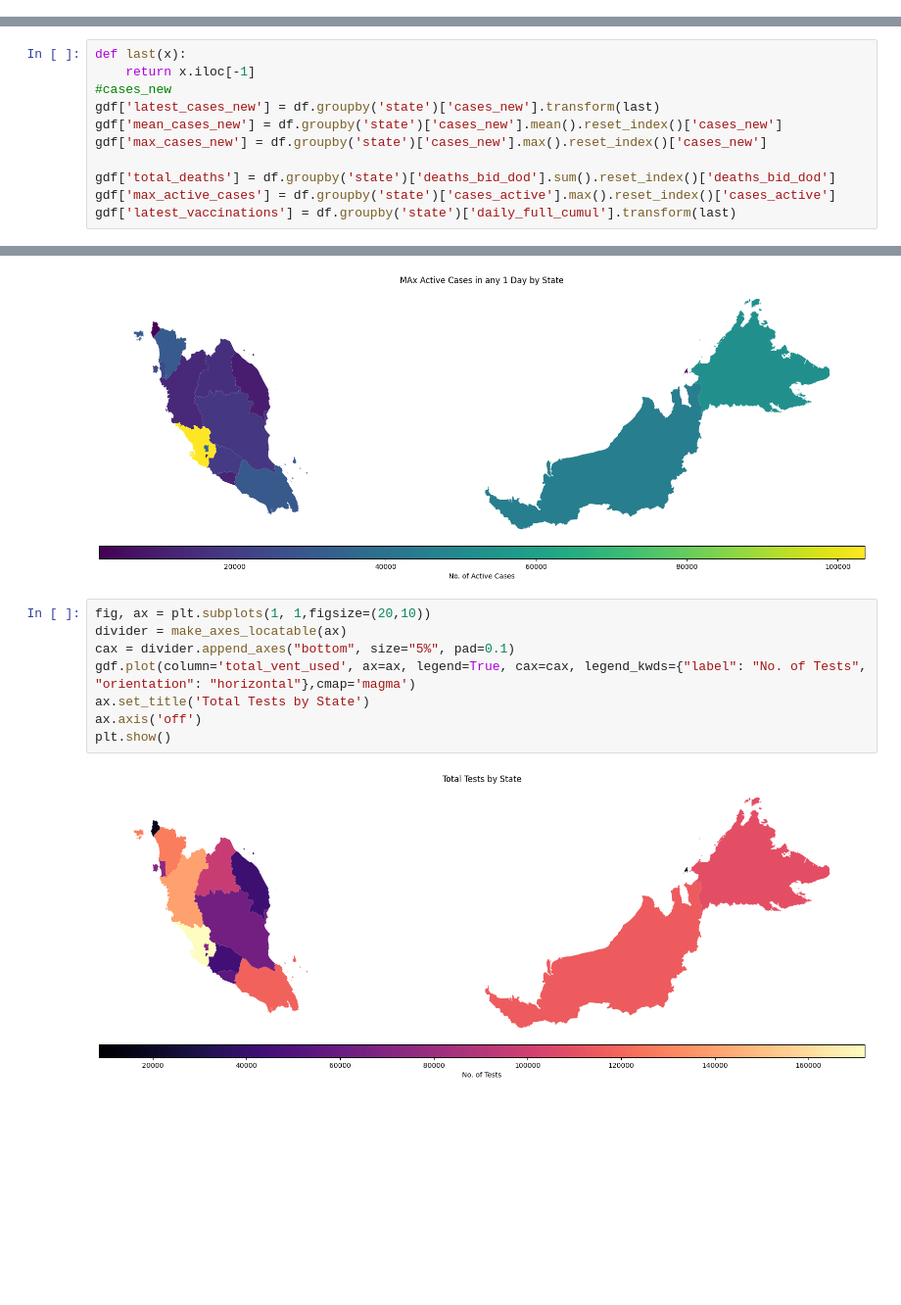
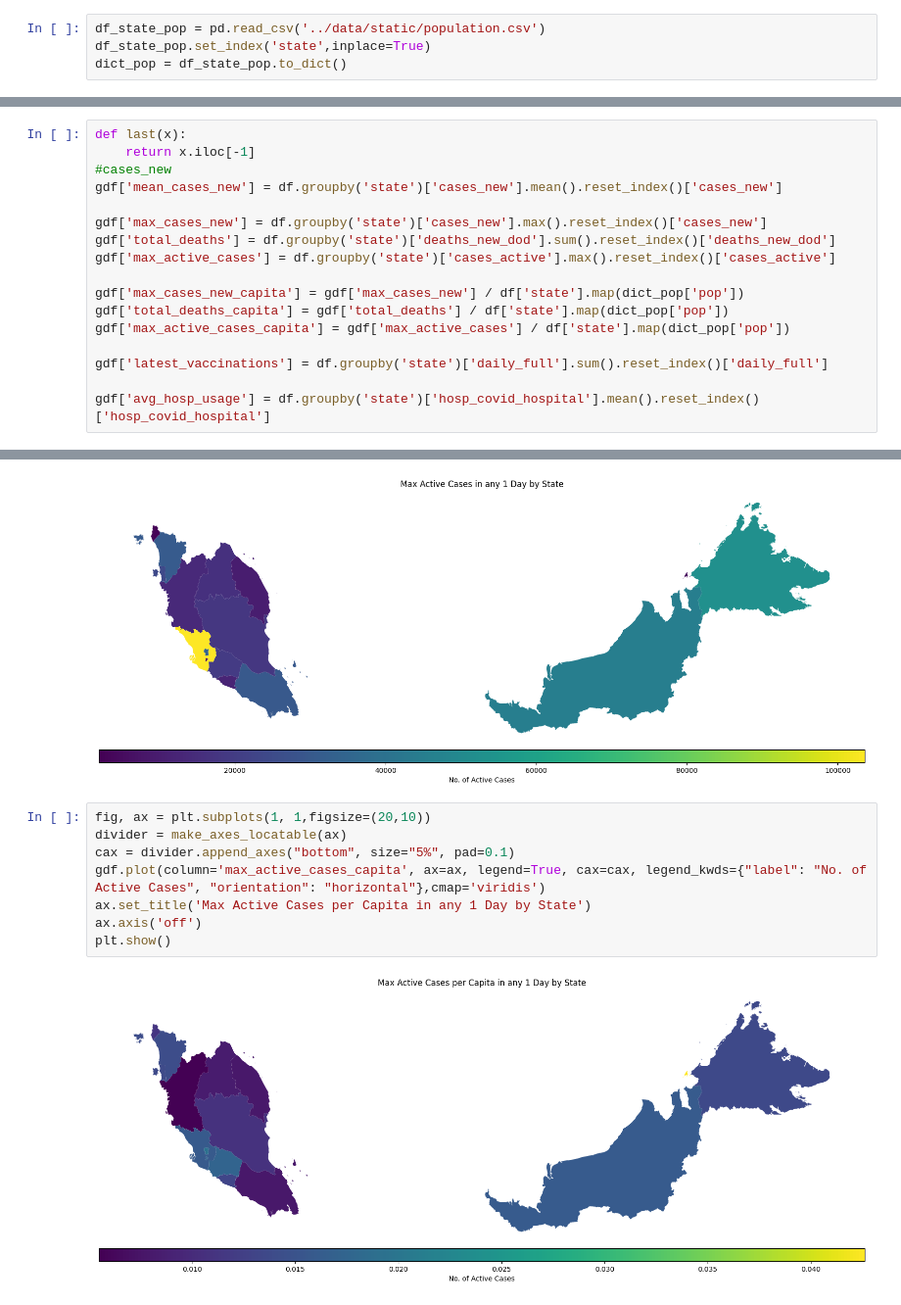
Before and after one commit to MarcusO17/5011-cem-ml, a Jupyter notebook: notebooks/EDAReport2.ipynb, the cells around one changed output, grey strips where cells are left out. Shown at 98% size. Drawn from its saved outputs; the diff is of its cells as text; blank space fills up the shorter version.

```diff
--- a/notebooks/EDAReport2.ipynb
+++ b/notebooks/EDAReport2.ipynb
@@ -186,3 +188,7 @@ Index(['date', 'state', 'cases_new', 'cases_import', 'cases_recovered',
 # %%
 gdf = gpd.GeoDataFrame(df[['state','geometry']])
 gdf = gdf.drop_duplicates()
+# %%
+df_state_pop = pd.read_csv('../data/static/population.csv')
+df_state_pop.set_index('state',inplace=True)
+dict_pop = df_state_pop.to_dict()
@@ -190,10 +219,16 @@ gdf = gdf.drop_duplicates()
 def last(x):
     return x.iloc[-1]
 #cases_new
-gdf['latest_cases_new'] = df.groupby('state')['cases_new'].transform(last)
 gdf['mean_cases_new'] = df.groupby('state')['cases_new'].mean().reset_index()['cases_new']
+
 gdf['max_cases_new'] = df.groupby('state')['cases_new'].max().reset_index()['cases_new']
+gdf['total_deaths'] = df.groupby('state')['deaths_new_dod'].sum().reset_index()['deaths_new_dod']
+gdf['max_active_cases'] = df.groupby('state')['cases_active'].max().reset_index()['cases_active']
 
-gdf['total_deaths'] = df.groupby('state')['deaths_bid_dod'].sum().reset_index()['deaths_bid_dod']
-gdf['max_active_cases'] = df.groupby('state')['cases_active'].max().reset_index()['cases_active']
-gdf['latest_vaccinations'] = df.groupby('state')['daily_full_cumul'].transform(last)
+gdf['max_cases_new_capita'] = gdf['max_cases_new'] / df['state'].map(dict_pop['pop'])
+gdf['total_deaths_capita'] = gdf['total_deaths'] / df['state'].map(dict_pop['pop'])
+gdf['max_active_cases_capita'] = gdf['max_active_cases'] / df['state'].map(dict_pop['pop'])
+
+gdf['latest_vaccinations'] = df.groupby('state')['daily_full'].sum().reset_index()['daily_full']
+
+gdf['avg_hosp_usage'] = df.groupby('state')['hosp_covid_hospital'].mean().reset_index()['hosp_covid_hospital']
@@ -243,10 +319,10 @@ plt.show()
 # %%
 fig, ax = plt.subplots(1, 1,figsize=(20,10))
 divider = make_axes_locatable(ax)
 cax = divider.append_axes("bottom", size="5%", pad=0.1)
-gdf.plot(column='total_vent_used', ax=ax, legend=True, cax=cax, legend_kwds={"label": "No. of Tests", "orientation": "horizontal"},cmap='magma')
-ax.set_title('Total Tests by State')
+gdf.plot(column='max_active_cases_capita', ax=ax, legend=True, cax=cax, legend_kwds={"label": "No. of Active Cases", "orientation": "horizontal"},cmap='viridis')
+ax.set_title('Max Active Cases per Capita in any 1 Day by State')
 ax.axis('off')
 plt.show()
 # %% [output]
-[figure, old version]
+[figure, new version]
```
Also changed, not shown: parts of 11 cells of this notebook.
